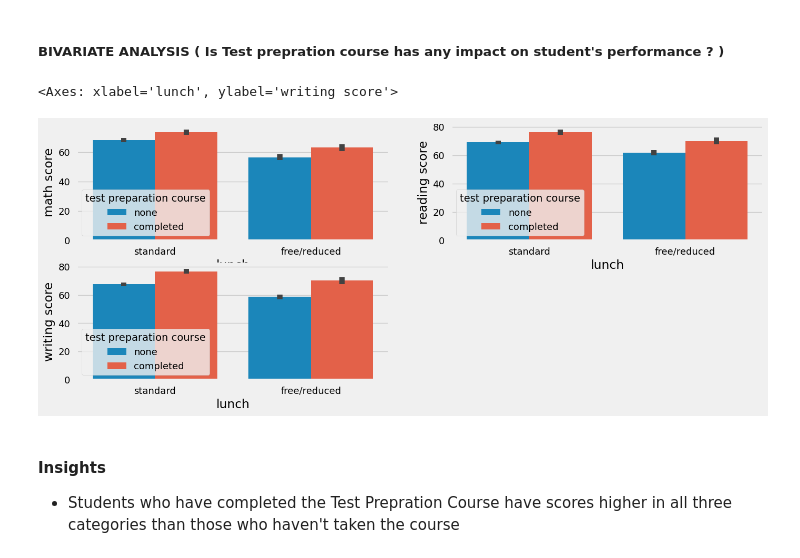
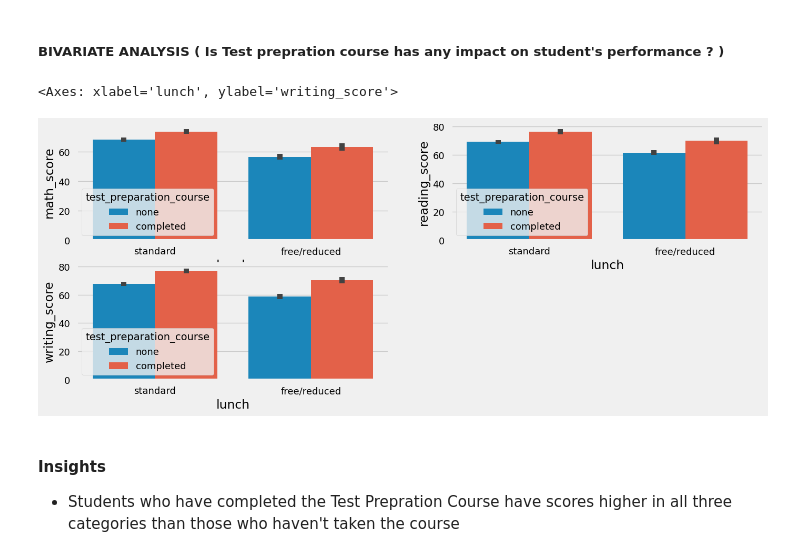
Before and after one commit to KanwalArora029/ml-projects, a Jupyter notebook: src/notebook/EDA STUDENT PERFORMANCE.ipynb, the cells around one changed output. Cells and saved outputs as stored; diff of their text form; code cells hidden in the pictures.

```diff
--- a/src/notebook/EDA STUDENT PERFORMANCE.ipynb
+++ b/src/notebook/EDA STUDENT PERFORMANCE.ipynb
@@ -142,5 +142,5 @@ We have 5 categorical features : ['gender', 'race/ethnicity', 'parental level of
 # %%
-df_student['total score'] = df_student['math score'] + df_student['reading score'] + df_student['writing score']
-df_student['average'] = df_student['total score']/3
+df_student['total_score'] = df_student['math_score'] + df_student['reading_score'] + df_student['writing_score']
+df_student['average'] = df_student['total_score']/3
 df_student.head()
 # %% [output]
@@ -517,14 +517,14 @@ plt.show()
 # %%
 plt.figure(figsize=(15,6))
 plt.subplot(2,2,1)
-sns.barplot (x=df_student['lunch'], y=df_student['math score'], hue=df_student['test preparation course'])
+sns.barplot (x=df_student['lunch'], y=df_student['math_score'], hue=df_student['test_preparation_course'])
 plt.subplot(2,2,2)
-sns.barplot (x=df_student['lunch'], y=df_student['reading score'], hue=df_student['test preparation course'])
+sns.barplot (x=df_student['lunch'], y=df_student['reading_score'], hue=df_student['test_preparation_course'])
 plt.subplot(2,2,3)
-sns.barplot (x=df_student['lunch'], y=df_student['writing score'], hue=df_student['test preparation course'])
+sns.barplot (x=df_student['lunch'], y=df_student['writing_score'], hue=df_student['test_preparation_course'])
 # %% [output]
-<Axes: xlabel='lunch', ylabel='writing score'>
+<Axes: xlabel='lunch', ylabel='writing_score'>
-[figure, old version]
+[figure, new version]
 # %% [markdown]
 #### Insights
 * Students who have completed the Test Prepration Course have scores higher in all three categories than those who haven't taken the course
```
Also changed, not shown: parts of 25 cells of this notebook, 18 other files.
